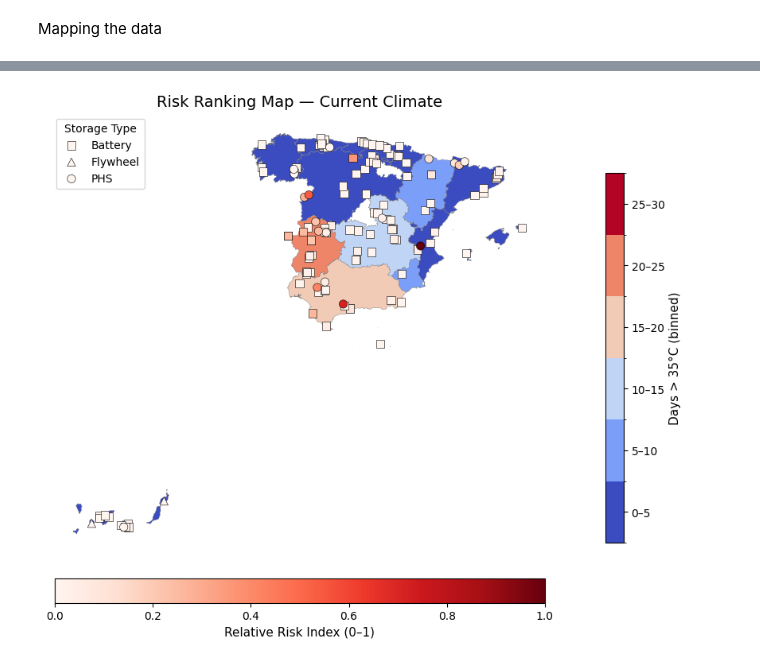
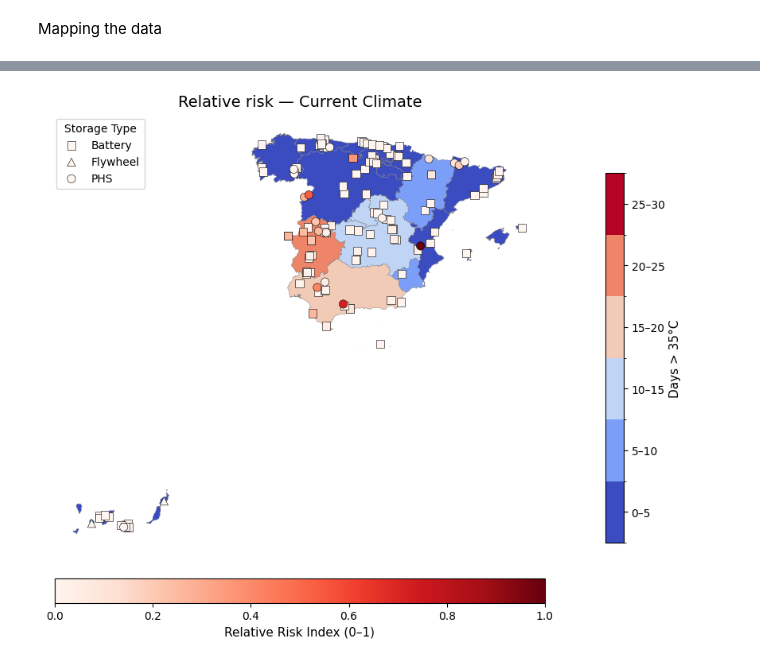
Before and after one commit to MariusMC8/Thesis-coding, a Jupyter notebook: Risk_ranking_maps.ipynb, the cells around one changed output, grey strips where cells are left out. Cells and saved outputs as stored; diff of their text form; code cells hidden in the pictures.

```diff
--- a/Risk_ranking_maps.ipynb
+++ b/Risk_ranking_maps.ipynb
@@ -2274,5 +2117,5 @@ plot_step5_optionB(
 # %%
-#RELATIVE RISK (STEP 6)
+#RELATIVE RISK
 # =========================================================
 # CONFIG
 # =========================================================
@@ -2291,6 +2134,43 @@ HOTDAYSCURRENT_COL = "Hot days >35C 1991-2020"
 HOTDAYS45_COL      = "Hot days >35C 2011-2040 RCP4.5"
 HOTDAYS85_COL      = "Hot days >35C 2011-2040 RCP8.5"
 
+# =========================================================
+# REGION-LEVEL BACKGROUND
+# =========================================================
+# 1. Bin function
+
+bins = [0, 5, 10, 15, 20, 25, 30]
+labels = ["0–5", "5–10", "10–15", "15–20", "20–25", "25–30"]
+
+def apply_fixed_bins(df, col):
+    df[col + "_binned"] = pd.cut(
+        df[col],
+        bins=bins,
+        labels=labels,
+        include_lowest=True,
+        right=False
+    )
+    return df
+
+#Create region background from regions
+
+regions_bg = regions.copy()
+
+# Map current and future hot days data to regions_bg
+regions_bg[HOTDAYSCURRENT_COL] = regions_bg["NAME_1"].map(
+    hot_days_35_present_dict
+)
+regions_bg[HOTDAYS45_COL] = regions_bg["NAME_1"].map(
+    hot_days_35_future45_dict
+)
+regions_bg[HOTDAYS85_COL] = regions_bg["NAME_1"].map(
+    hot_days_35_future85_dict
+)
+
+#Apply binning to ALL regions
+regions_bg = apply_fixed_bins(regions_bg, HOTDAYSCURRENT_COL)
+regions_bg = apply_fixed_bins(regions_bg, HOTDAYS45_COL)
+regions_bg = apply_fixed_bins(regions_bg, HOTDAYS85_COL)
 
 # =========================================================
 # 1. Choose exposure measure (MWh > MW > count)
@@ -2365,32 +2245,6 @@ points = gpd.GeoDataFrame(
 )
 
 
-# =========================================================
-# 6. FIXED 5-DAY BINS FOR ALL HOT-DAYS COLUMNS (UNIFIED COLORBARS)
-# =========================================================
-
-hotday_cols = [
-    HOTDAYSCURRENT_COL,
-    HOTDAYS45_COL,
-    HOTDAYS85_COL
-]
-
-bins = [0, 5, 10, 15, 20, 25, 30]
-labels = ["0–5", "5–10", "10–15", "15–20", "20–25", "25–30"]
-
-def apply_fixed_bins(df, col):
-    df[col + "_binned"] = pd.cut(
-        df[col],
-        bins=bins,
-        labels=labels,
-        include_lowest=True,
-        right=False
-    )
-    return df
-
-for col in hotday_cols:
-    data = apply_fixed_bins(data, col)
-
 
 # =========================================================
 # 7. MAP FUNCTION (consistent colorbars + separate point risk)
@@ -2401,12 +2255,7 @@ def plot_risk_map(bg_col, point_col, title):
     fig, ax = plt.subplots(figsize=(10, 8))
 
     # Merge background values with region polygons
-    background = regions.merge(
-        data[[REGION_COL, bg_col + "_binned"]].drop_duplicates(subset=[REGION_COL]),
-        left_on="NAME_1",
-        right_on=REGION_COL,
-        how="left"
-    )
+    background = regions_bg
 
     # Background plot using binned hot days
     background.plot(
@@ -2435,7 +2284,7 @@ def plot_risk_map(bg_col, point_col, title):
         ticks=np.arange(len(labels)) + 0.5
     )
     cbar1.set_ticklabels(labels)
-    cbar1.set_label("Days > 35°C (binned)", fontsize=11)
+    cbar1.set_label("Days > 35°C", fontsize=11)
 
     # --- Points (asset relative risk) ---
     vals = points[point_col].astype(float)
@@ -2467,34 +2316,34 @@ def plot_risk_map(bg_col, point_col, title):
 
     plt.title(title, fontsize=14)
     plt.legend(title="Storage Type")
     plt.axis("off")
     plt.show()
 
 
 
 # =========================================================
 # 8. GENERATE MAPS
 # =========================================================
 
 # Current climate
 plot_risk_map(
     bg_col=HOTDAYSCURRENT_COL,
     point_col="Riskcurrent_norm",
-    title="Risk Ranking Map — Current Climate"
+    title="Relative risk — Current Climate"
 )
 
 # RCP4.5
 plot_risk_map(
     bg_col=HOTDAYS45_COL,
     point_col="Risk45_norm",
-    title="Risk Ranking Map — Future (RCP 4.5)"
+    title="Relative risk — Future (RCP 4.5)"
 )
 
 # RCP8.5
 plot_risk_map(
     bg_col=HOTDAYS85_COL,
     point_col="Risk85_norm",
-    title="Risk Ranking Map — Future (RCP 8.5)"
+    title="Relative risk — Future (RCP 8.5)"
 )
 # %% [output]
-[figure, old version]
+[figure, new version]
```
Also changed, not shown: parts of 13 cells of this notebook.
